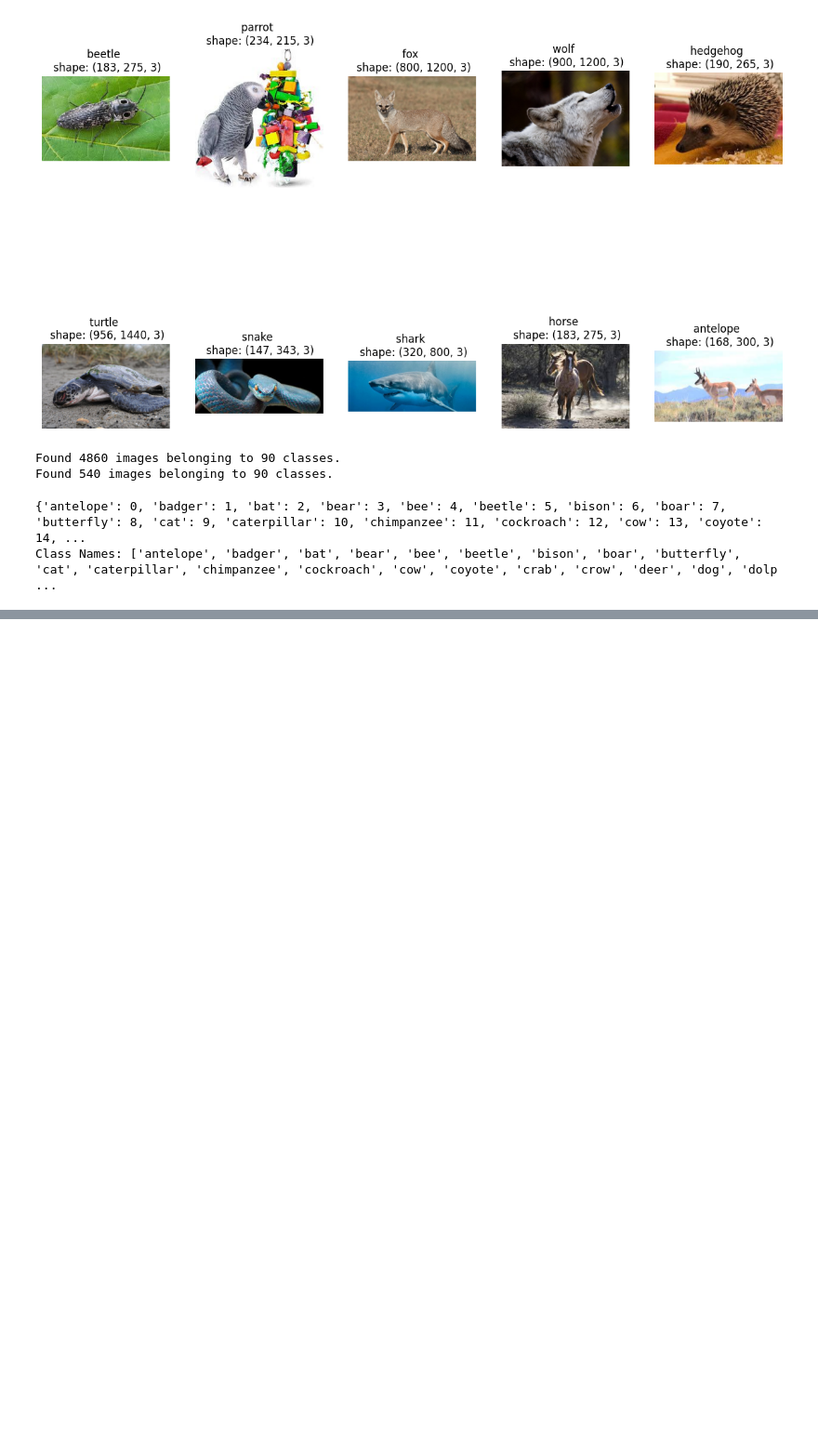
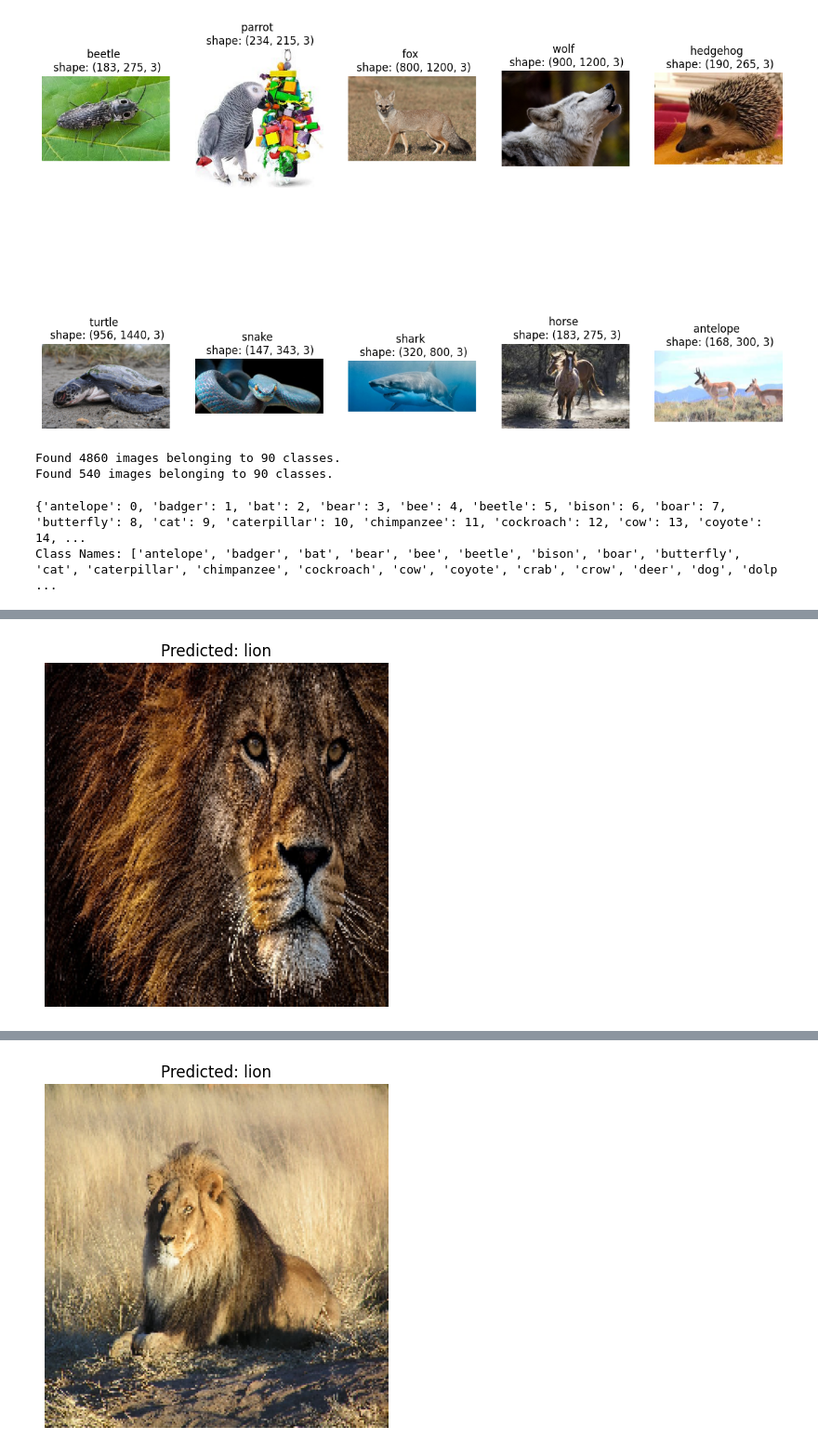
Before and after one commit to JamesNich16/Multi-class-animal, a Jupyter notebook: multi_class_animal.ipynb, the cells around one changed output, grey strips where cells are left out. Shown at 93% size. Drawn from its saved outputs; the diff is of its cells as text; code cells hidden in the pictures; blank space fills up the shorter version.

```diff
--- a/multi_class_animal.ipynb
+++ b/multi_class_animal.ipynb
@@ -104,0 +287,4 @@ Class Names: ['antelope', 'badger', 'bat', 'bear', 'bee', 'beetle', 'bison', 'bo
+# %%
+predict_animal('/kaggle/input/animal-image-dataset-90-different-animals/animals/animals/lion/4dbdd0fea8.jpg')
+predict_animal('/kaggle/input/animal-image-dataset-90-different-animals/animals/animals/lion/326ccde052.jpg')
+# %% [output]
@@ -104,0 +292 @@ Class Names: ['antelope', 'badger', 'bat', 'bear', 'bee', 'beetle', 'bison', 'bo
+[figure, added]
@@ -104,0 +294 @@ Class Names: ['antelope', 'badger', 'bat', 'bear', 'bee', 'beetle', 'bison', 'bo
+[figure, added]
```
Also changed, not shown: parts of 10 cells of this notebook.
